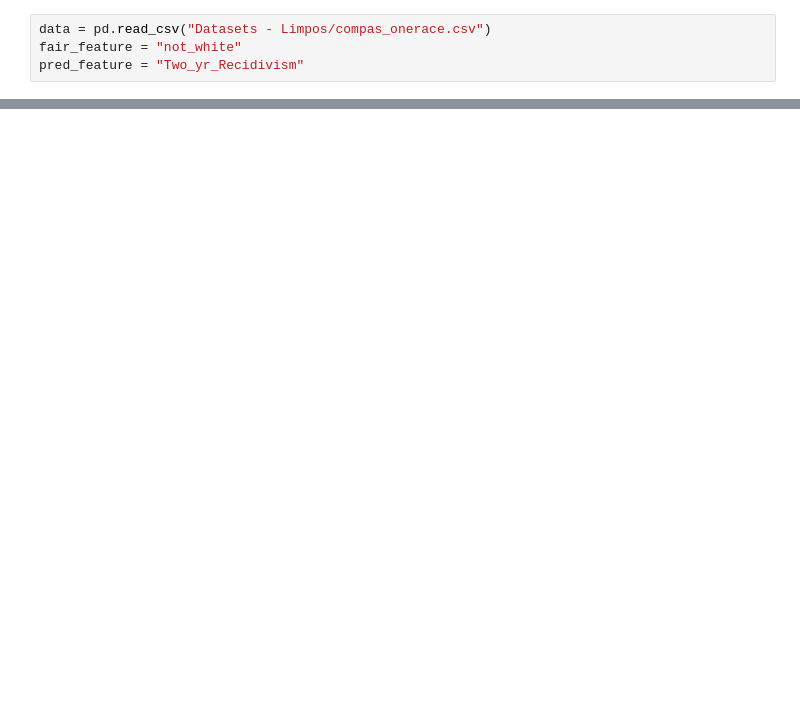
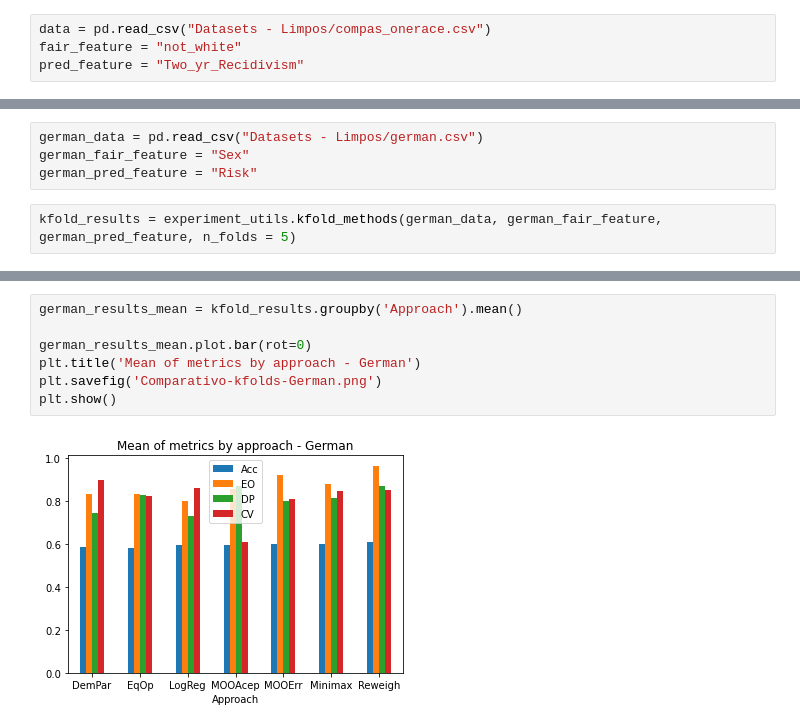
Before and after one commit to viguardieiro/moopt_fairness, a Jupyter notebook: Experimento - Comparativo.ipynb, the cells around one changed output, grey strips where cells are left out. Cells and saved outputs as stored; diff of their text form; blank space fills up the shorter version.

```diff
--- a/Experimento - Comparativo.ipynb
+++ b/Experimento - Comparativo.ipynb
@@ -355,0 +54,6 @@ metrics_df
+# %%
+german_data = pd.read_csv("Datasets - Limpos/german.csv")
+german_fair_feature = "Sex"
+german_pred_feature = "Risk"
+# %%
+kfold_results = experiment_utils.kfold_methods(german_data, german_fair_feature, german_pred_feature, n_folds = 5)
@@ -355,0 +78,9 @@ metrics_df
+# %%
+german_results_mean = kfold_results.groupby('Approach').mean()
+
+german_results_mean.plot.bar(rot=0)
+plt.title('Mean of metrics by approach - German')
+plt.savefig('Comparativo-kfolds-German.png')
+plt.show()
+# %% [output]
+[figure, added]
```
Also changed, not shown: parts of 37 cells of this notebook.
